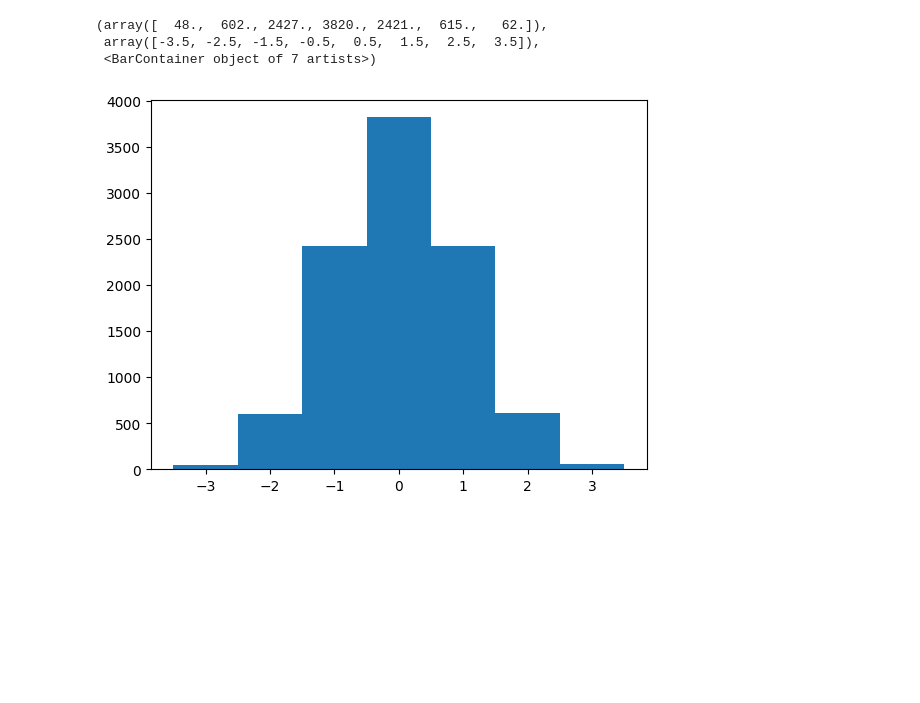
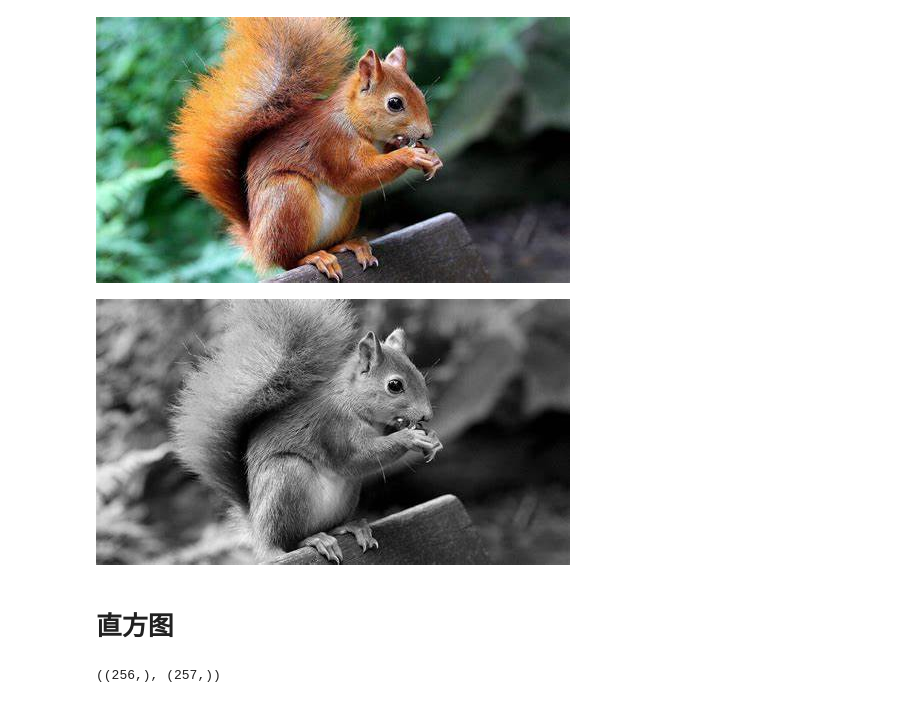
Before and after one commit to NagatoYuki0943/ML, a Jupyter notebook: code/numpy/histogram.ipynb, the cells around one changed output. Drawn from its saved outputs; the diff is of its cells as text; code cells hidden in the pictures; blank space fills up the shorter version.

Commit message:
update hist

```diff
--- a/code/numpy/histogram.ipynb
+++ b/code/numpy/histogram.ipynb
@@ -43,7 +5,24 @@ sns.displot(x, bins=bins)
-# %%
-plt.hist(x, bins=bins)
-# %% [output]
-(array([  48.,  602., 2427., 3820., 2421.,  615.,   62.]),
- array([-3.5, -2.5, -1.5, -0.5,  0.5,  1.5,  2.5,  3.5]),
- <BarContainer object of 7 artists>)
-[figure, removed]
+# %%
+image = Image.open("squirrel.jpg")
+image
+# %% [output]
+[figure, added]
+# %%
+image = image.convert('L')
+image
+# %% [output]
+[figure, added]
+# %% [markdown]
+# 直方图
+# %%
+# a: 输入数组，需要分析的数值数据。
+# bins(可选): 分组的数量或分组边界数组。默认为10，表示将数据分为10个等宽的区间。
+# range(可选): 指定数据的范围，格式为(min, max)，默认为数据的最小值和最大值。
+# density(可选): 如果为True，则返回频率密度而不是计数，即直方图面积之和为1。
+# weights(可选): 与a形状相同的数组，用于对每个样本的权重分配。
+hist: np.ndarray
+bin_edges: np.ndarray
+hist, bin_edges = np.histogram(image, 256, [0, 256], density=False)
+hist.shape, bin_edges.shape
+# %% [output]
+((256,), (257,))
```
Also changed, not shown: parts of 19 cells of this notebook.
